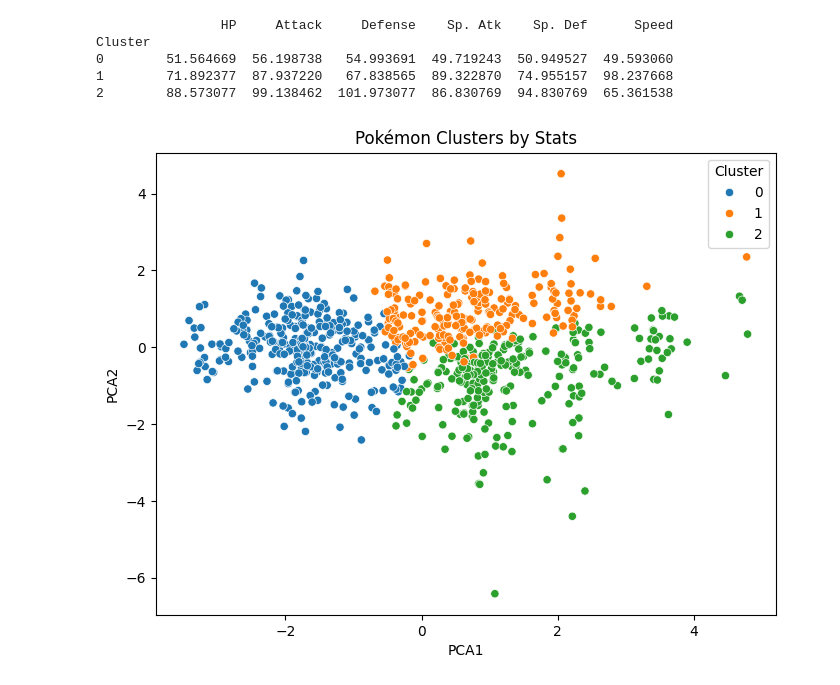
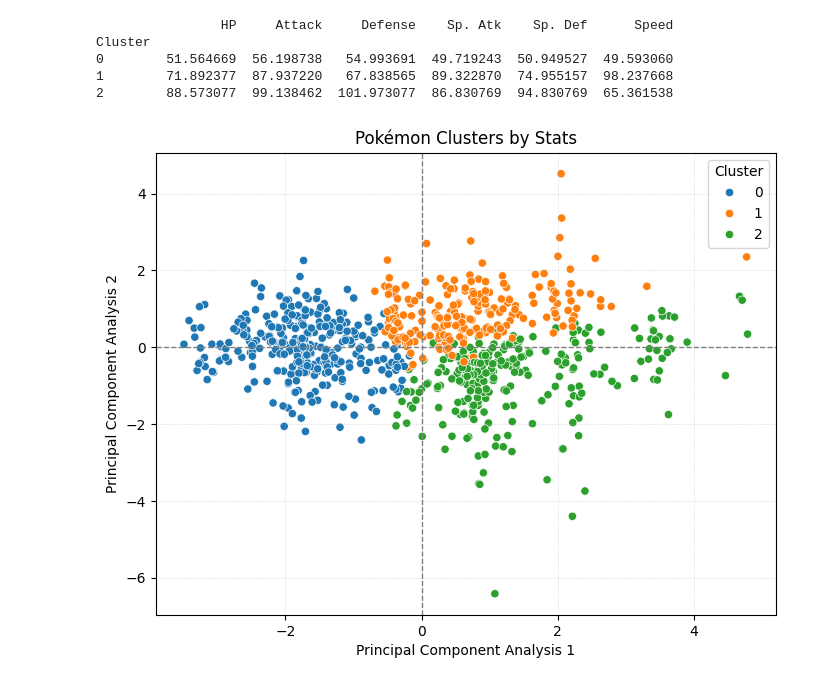
Before and after one commit to thenoah54/Module-4-Assignment, a Jupyter notebook: main.ipynb, the cells around one changed output. Cells and saved outputs as stored; diff of their text form; code cells hidden in the pictures.

Commit message:
graph updated

```diff
--- a/main.ipynb
+++ b/main.ipynb
@@ -48,13 +48,21 @@ from sklearn.decomposition import PCA
 # %%
 # graph
 pca = PCA(n_components=2)
 X_pca = pca.fit_transform(X_scaled)
 df['PCA1'] = X_pca[:, 0]
 df['PCA2'] = X_pca[:, 1]
 
 plt.figure(figsize=(8,6))
 sns.scatterplot(data=df, x='PCA1', y='PCA2', hue='Cluster', palette='tab10')
+
+plt.xlabel('Principal Component Analysis 1')
+plt.ylabel('Principal Component Analysis 2')
 plt.title('Pokémon Clusters by Stats')
+
+plt.axhline(0, color='gray', linestyle='--', linewidth=1)
+plt.axvline(0, color='gray', linestyle='--', linewidth=1)
+plt.grid(True, linestyle=':', linewidth=0.5, alpha=0.7)
+
 plt.show()
 # %% [output]
-[figure, old version]
+[figure, new version]
```
